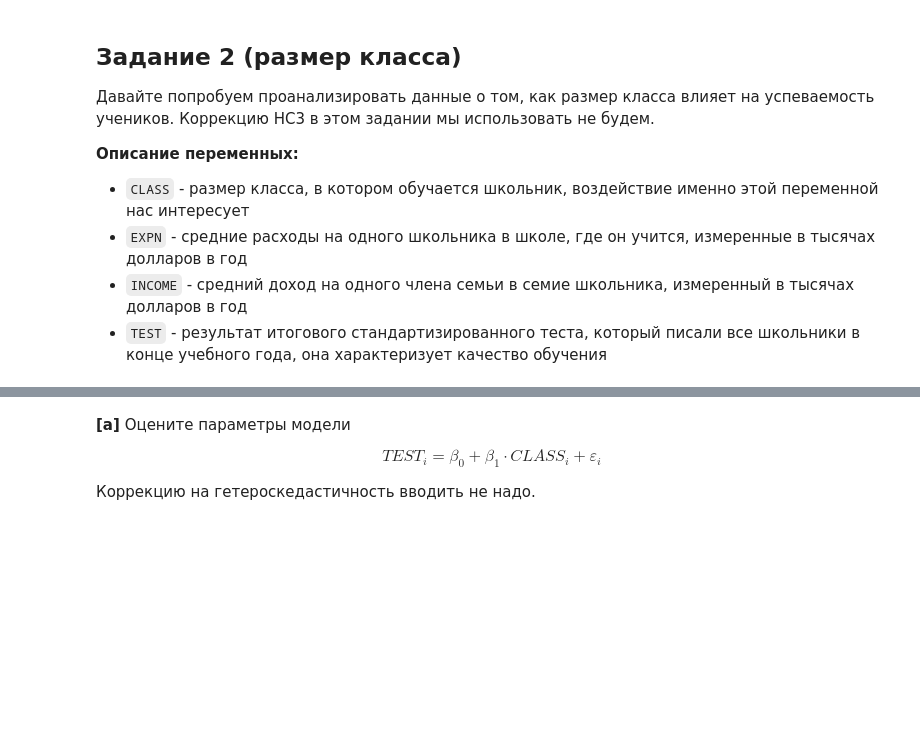
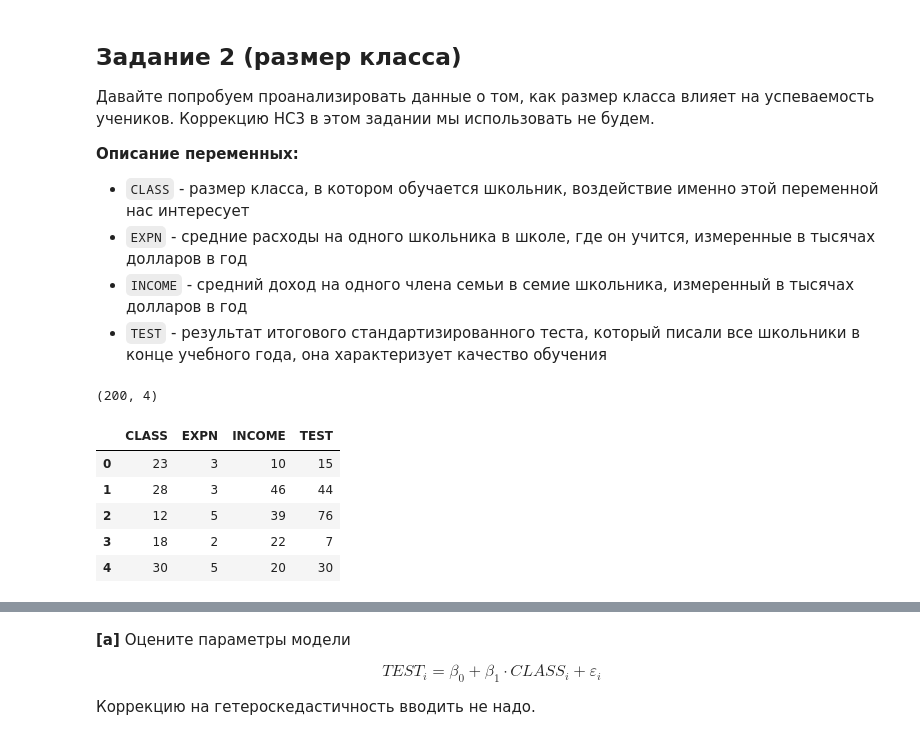
Before and after one commit to nemnogobread/MIPT-Math-Stat, a Jupyter notebook: 11 Linreg/hw_regression.ipynb, the cells around one changed output, grey strips where cells are left out. Saved outputs shown, nothing was run; the diff lists cells and outputs as text; code cells hidden in the pictures; blank space fills up the shorter version.

```diff
--- a/11 Linreg/hw_regression.ipynb
+++ b/11 Linreg/hw_regression.ipynb
@@ -137,9 +164,17 @@ __Описание переменных:__
 - `INCOME` - средний доход на одного члена семьи в семие школьника, измеренный в тысячах долларов в год
 - `TEST` - результат итогового стандартизированного теста, который писали все школьники в конце учебного года, она характеризует качество обучения
 # %%
-df = pd.read_csv('study.tsv', sep='\t')
+df = pd.read_csv('data/study.tsv', sep='\t')
 print(df.shape)
 df.head()
+# %% [output]
+(200, 4)
+|  | CLASS | EXPN | INCOME | TEST |
+| 0 | 23 | 3 | 10 | 15 |
+| 1 | 28 | 3 | 46 | 44 |
+| 2 | 12 | 5 | 39 | 76 |
+| 3 | 18 | 2 | 22 | 7 |
+| 4 | 30 | 5 | 20 | 30 |
 # %%
 sns.pairplot(df);
 # %% [output]
```
Also changed, not shown: parts of 13 cells of this notebook.
